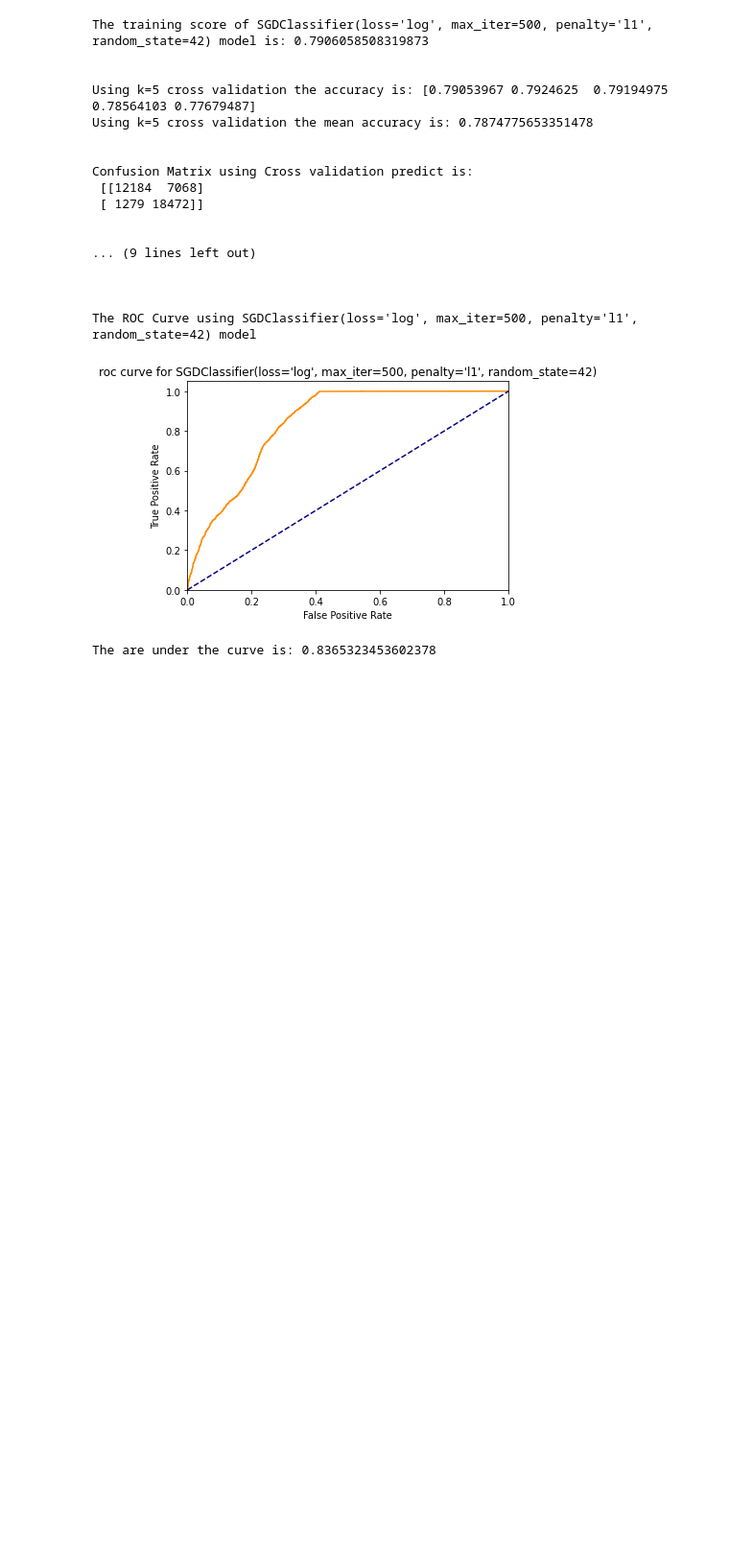
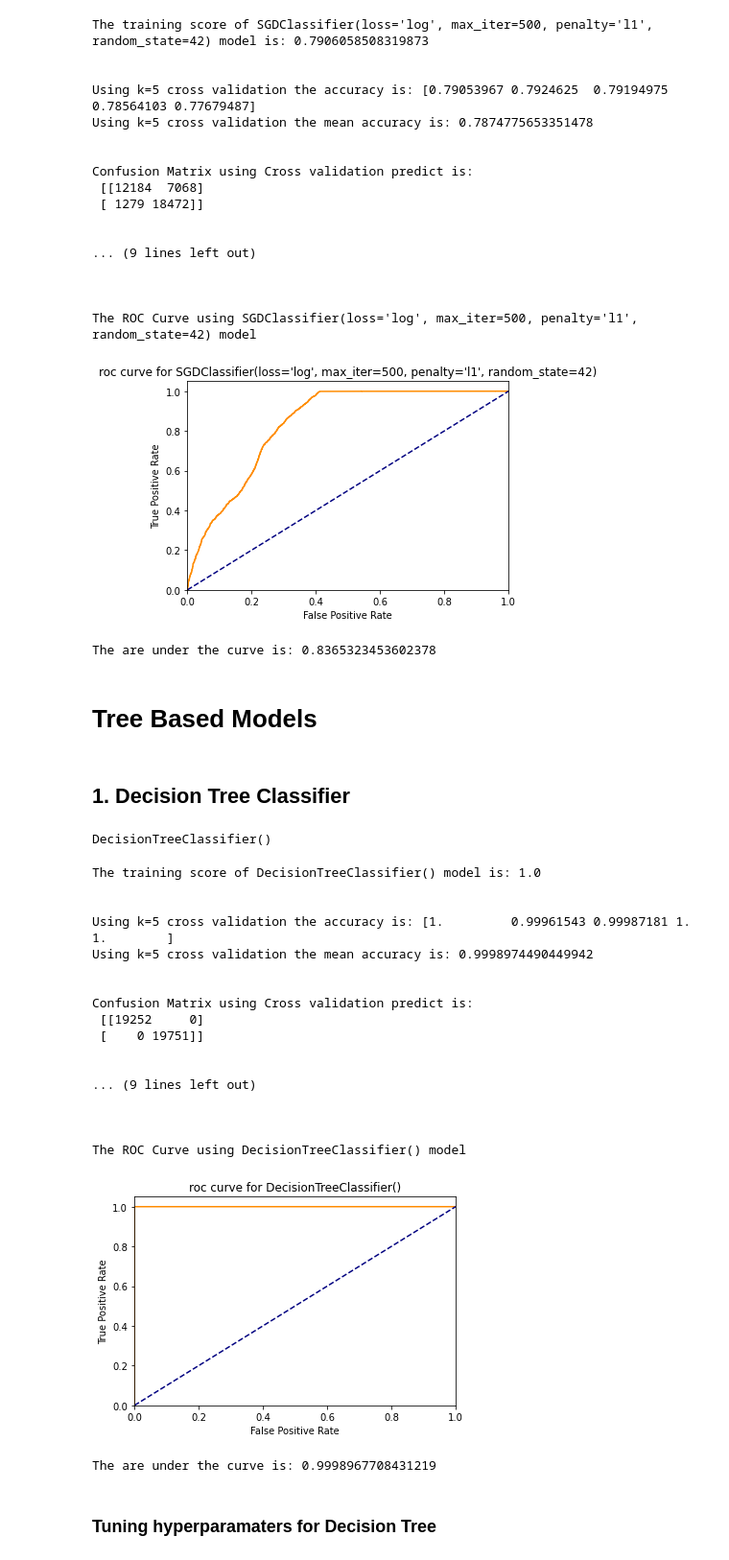
Before and after one commit to pandeysudip/Rental, a Jupyter notebook: 3.Model_Building.ipynb, the cells around one changed output. Shown at 96% size. Drawn from its saved outputs; the diff is of its cells as text; code cells hidden in the pictures; blank space fills up the shorter version.

Commit message:
Working on Tree based models

```diff
--- a/3.Model_Building.ipynb
+++ b/3.Model_Building.ipynb
@@ -481,3 +486,40 @@ Confusion Matrix using Cross validation predict is:
 The ROC Curve using SGDClassifier(loss='log', max_iter=500, penalty='l1', random_state=42) model
 [figure]
 The are under the curve is: 0.8365323453602378
+# %% [markdown]
+# Tree Based Models
+# %% [markdown]
+##  1. Decision Tree Classifier
+# %%
+# Creating a Decision Tree model
+dt= DecisionTreeClassifier()
+
+# Fitting the model
+dt.fit(X_train_scaled, y_train)
+# %% [output]
+DecisionTreeClassifier()
+# %%
+#score for Decision Tree model using only training data
+training_score(dt)
+# %% [output]
+The training score of DecisionTreeClassifier() model is: 1.0
+
+
+Using k=5 cross validation the accuracy is: [1.         0.99961543 0.99987181 1.         1.        ]
+Using k=5 cross validation the mean accuracy is: 0.9998974490449942
+
+
+Confusion Matrix using Cross validation predict is:
+ [[19252     0]
+ [    0 19751]]
+
+
+... (9 lines left out)
+
+
+
+The ROC Curve using DecisionTreeClassifier() model
+[figure, added]
+The are under the curve is: 0.9998967708431219
+# %% [markdown]
+### Tuning hyperparamaters for Decision Tree
```
Also changed, not shown: parts of 27 cells of this notebook.
